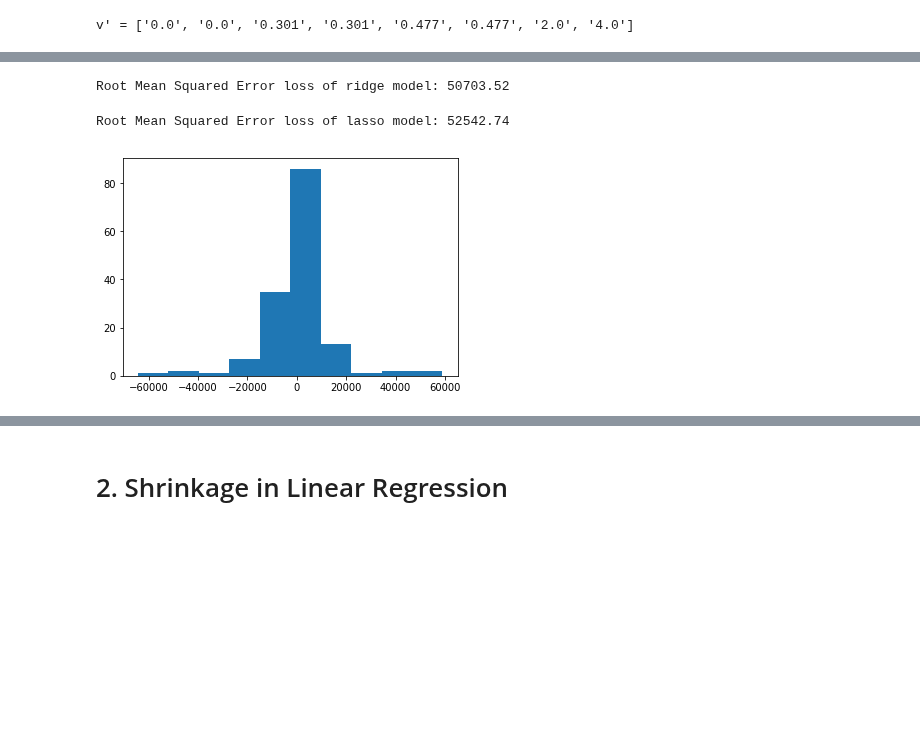
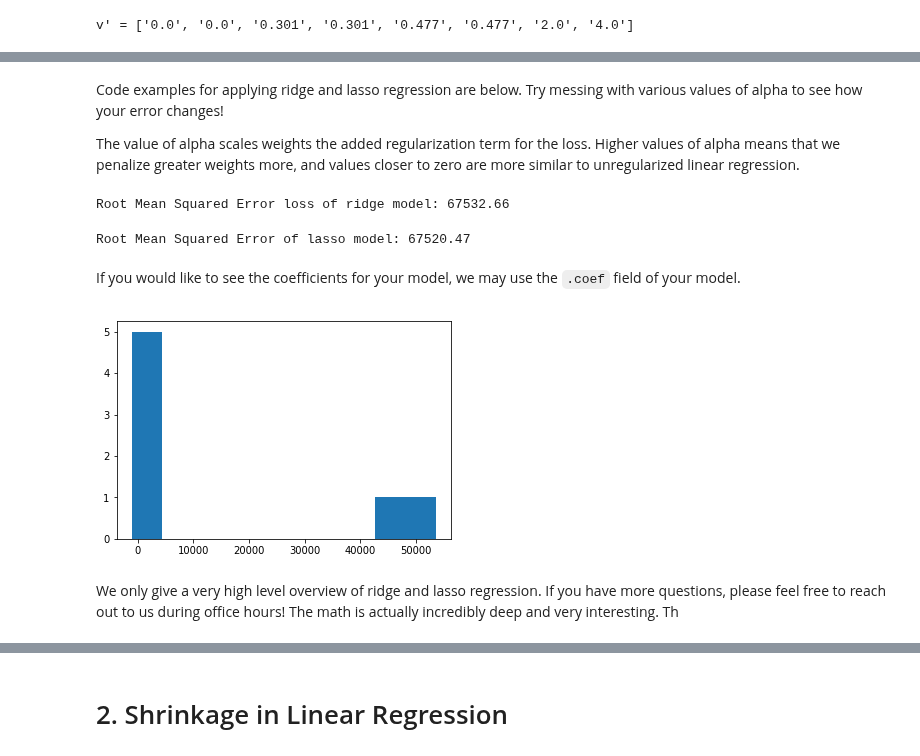
Before and after one commit to SUSA-org/crash-course, a Jupyter notebook: Kaggle/kaggle2.ipynb, the cells around one changed output, grey strips where cells are left out. Saved outputs shown, nothing was run; the diff lists cells and outputs as text; code cells hidden in the pictures; blank space fills up the shorter version.

```diff
--- a/Kaggle/kaggle2.ipynb
+++ b/Kaggle/kaggle2.ipynb
@@ -244,10 +210,0 @@ feature_cols = [x for x in clean.select_dtypes(include=[np.number]).columns.toli
-# %%
-def polynomialFeatures(df, features,functionMap,suffix):
-    newDf = df.copy()
-    for feature in features:
-        #try:
-        newDf[feature+suffix] = newDf[feature].apply(lambda feat: functionMap(feat))
-
-    return newDf
-        #except:
-         #   print("Your function map failed to map for {}".format(feature))
@@ -290,0 +236,11 @@ Root Mean Squared Error loss of our model: 52998.65
+# %%
+def polynomialFeatures(df, features,functionMap,suffix,feature_cols):
+    newDf = df.copy()
+    for feature in features:
+        try:
+            newDf[feature+suffix] = newDf[feature].apply(lambda feat: functionMap(feat+1e-10))
+            if feature_cols!=None:
+                feature_cols.append(feature+suffix)
+        except:
+             print("Your function map failed to map for {}".format(feature))
+    return newDf
@@ -290,0 +249,8 @@ Root Mean Squared Error loss of our model: 52998.65
+# %%
+# for polynomials, use two asterisks x**3
+# for log, use np.log
+# for square roots, use np.sqrt
+
+feature_cols = ['LotArea', 'Utilities', 'OverallCond', 'BsmtFinSF1', 'MasVnrArea']
+cleanEngineered = polynomialFeatures(clean,['LotArea','BsmtFinSF1'],lambda x:np.log(x),"log",feature_cols)
+cleanEngineered.head()
@@ -290,0 +265,7 @@ Root Mean Squared Error loss of our model: 52998.65
+# %%
+X, Y = get_features(cleanEngineered, feature_cols, 'SalePrice')
+(x_train,y_train),(x_val,y_val) = getTrainAndVal(X,Y)
+linear_model = LinearRegression()
+linear_model.fit(x_train, y_train)
+loss = get_loss(linear_model, x_val,y_val)
+print("Root Mean Squared Error of our model: {:.2f}".format(loss))
@@ -291,19 +286,30 @@ Root Mean Squared Error loss of our model: 52998.65
+# %% [markdown]
+Code examples for applying ridge and lasso regression are below. Try messing with various values of alpha to see how your error changes!
+
+The value of alpha scales weights the added regularization term for the loss. Higher values of alpha means that we penalize greater weights more, and values closer to zero are more similar to unregularized linear regression.
 # %%
-ridge_model = Ridge(alpha = 10.0)
+ridge_model = Ridge(alpha = 1.0)
 ridge_model.fit(x_train, y_train)
 loss = get_loss(ridge_model, x_val,y_val)
-print("Root Mean Squared Error loss of ridge model: {:.2f}".format(loss))
+print("Root Mean Squared Error of ridge model: {:.2f}".format(loss))
 # %% [output]
-Root Mean Squared Error loss of ridge model: 50703.52
+Root Mean Squared Error loss of ridge model: 67532.66
 # %%
-lasso_model = Lasso(alpha = 10.0)
+lasso_model = Lasso(alpha = 1.0)
 lasso_model.fit(x_train, y_train)
 
 loss = get_loss(lasso_model, x_val,y_val)
-print("Root Mean Squared Error loss of lasso model: {:.2f}".format(loss))
-coefs = (lasso_model.coef_.tolist())
-plt.hist(coefs)
-plt.show()
+print("Root Mean Squared Error of lasso model: {:.2f}".format(loss))
 # %% [output]
-Root Mean Squared Error loss of lasso model: 52542.74
+Root Mean Squared Error of lasso model: 67520.47
-[figure, removed]
+# %% [markdown]
+If you would like to see the coefficients for your model, we may use the `.coef` field of your model.
+# %%
+# Replace 'linear_model' with your model
+coefs = (linear_model.coef_.tolist())
+plt.hist(coefs)
+plt.show()
+# %% [output]
+[figure, added]
+# %% [markdown]
+We only give a very high level overview of ridge and lasso regression. If you have more questions, please feel free to reach out to us during office hours! The math is actually incredibly deep and very interesting. Th
```
Also changed, not shown: parts of 23 cells of this notebook.
